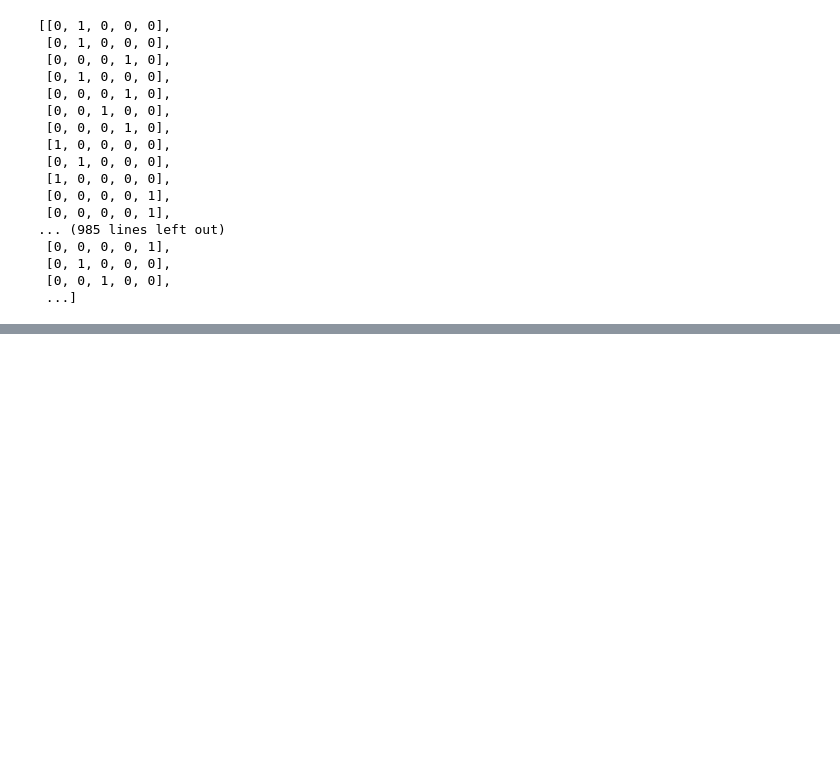
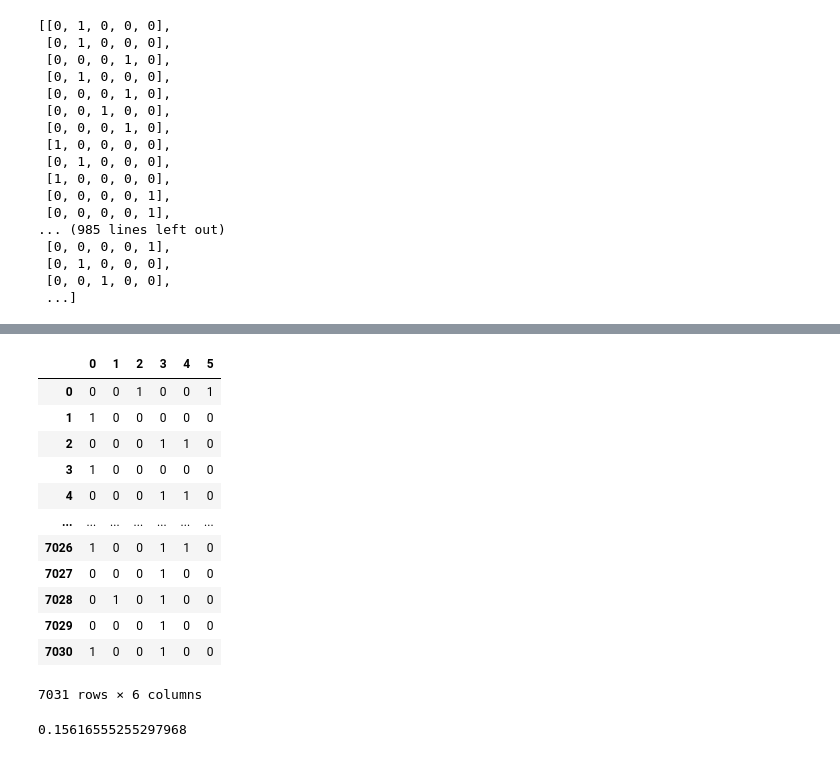
Before and after one commit to PreamJ/LDA_TopicModelling_Legal, a Jupyter notebook: evaluation.ipynb, the cells around one changed output, grey strips where cells are left out. Cells and saved outputs as stored; diff of their text form; code cells hidden in the pictures; blank space fills up the shorter version.

```diff
--- a/evaluation.ipynb
+++ b/evaluation.ipynb
@@ -240,0 +278,23 @@ plt.show()
+# %%
+y_test=[]
+for each_topic in pred_answer_score:
+  temp_test = []
+  for topic in each_topic:
+    if(topic[1]>0.167): temp_test.append(1)
+    else: temp_test.append(0)
+  y_test.append(temp_test)
+pd.DataFrame(y_test)
+# %% [output]
+|  | 0 | 1 | 2 | 3 | 4 | 5 |
+| 0 | 0 | 0 | 1 | 0 | 0 | 1 |
+| 1 | 1 | 0 | 0 | 0 | 0 | 0 |
+| 2 | 0 | 0 | 0 | 1 | 1 | 0 |
+| 3 | 1 | 0 | 0 | 0 | 0 | 0 |
+| 4 | 0 | 0 | 0 | 1 | 1 | 0 |
+| ... | ... | ... | ... | ... | ... | ... |
+| 7026 | 1 | 0 | 0 | 1 | 1 | 0 |
+| 7027 | 0 | 0 | 0 | 1 | 0 | 0 |
+| 7028 | 0 | 1 | 0 | 1 | 0 | 0 |
+| 7029 | 0 | 0 | 0 | 1 | 0 | 0 |
+| 7030 | 1 | 0 | 0 | 1 | 0 | 0 |
+7031 rows × 6 columns
@@ -240,0 +304,4 @@ plt.show()
+# %%
+metrics.accuracy_score(y_true, y_pred)
+# %% [output]
+0.15616555255297968
```
Also changed, not shown: parts of 29 cells of this notebook, 20 other files.
